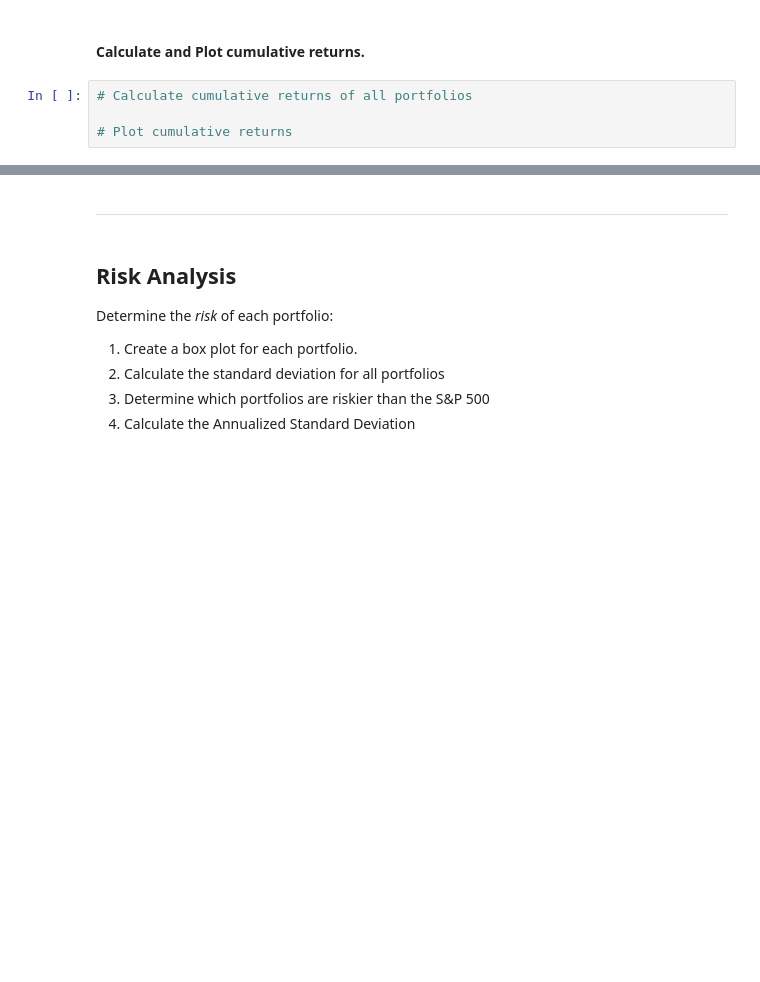
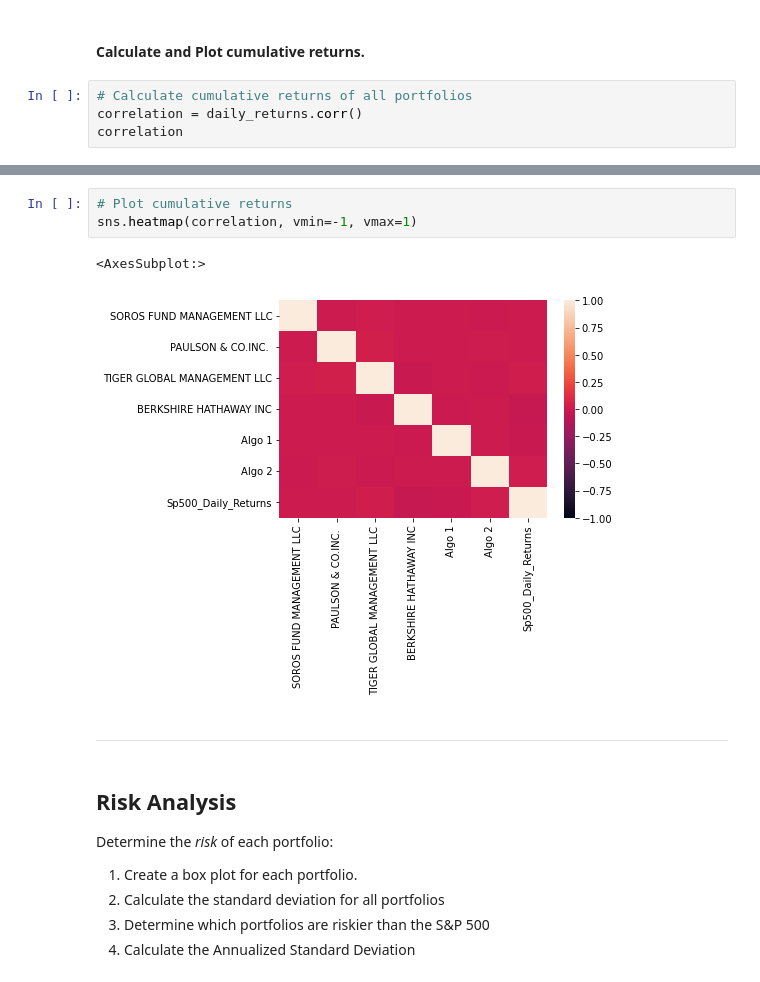
Before and after one commit to patricia-raj/whale-off-the-port-folio-, a Jupyter notebook: whale_analysis.ipynb, the cells around one changed output, grey strips where cells are left out. Saved outputs shown, nothing was run; the diff lists cells and outputs as text; blank space fills up the shorter version.

```diff
--- a/whale_analysis.ipynb
+++ b/whale_analysis.ipynb
@@ -351,5 +354,5 @@ In this section, you will calculate and visualize performance and risk metrics f
 #### Calculate and Plot cumulative returns.
 # %%
 # Calculate cumulative returns of all portfolios
-
-# Plot cumulative returns
+correlation = daily_returns.corr()
+correlation
@@ -356,3 +368,9 @@ In this section, you will calculate and visualize performance and risk metrics f
+# %%
+# Plot cumulative returns
+sns.heatmap(correlation, vmin=-1, vmax=1)
+# %% [output]
+<AxesSubplot:>
+[figure, added]
 # %% [markdown]
 ---
 # %% [markdown]
```
Also changed, not shown: parts of 8 cells of this notebook.
